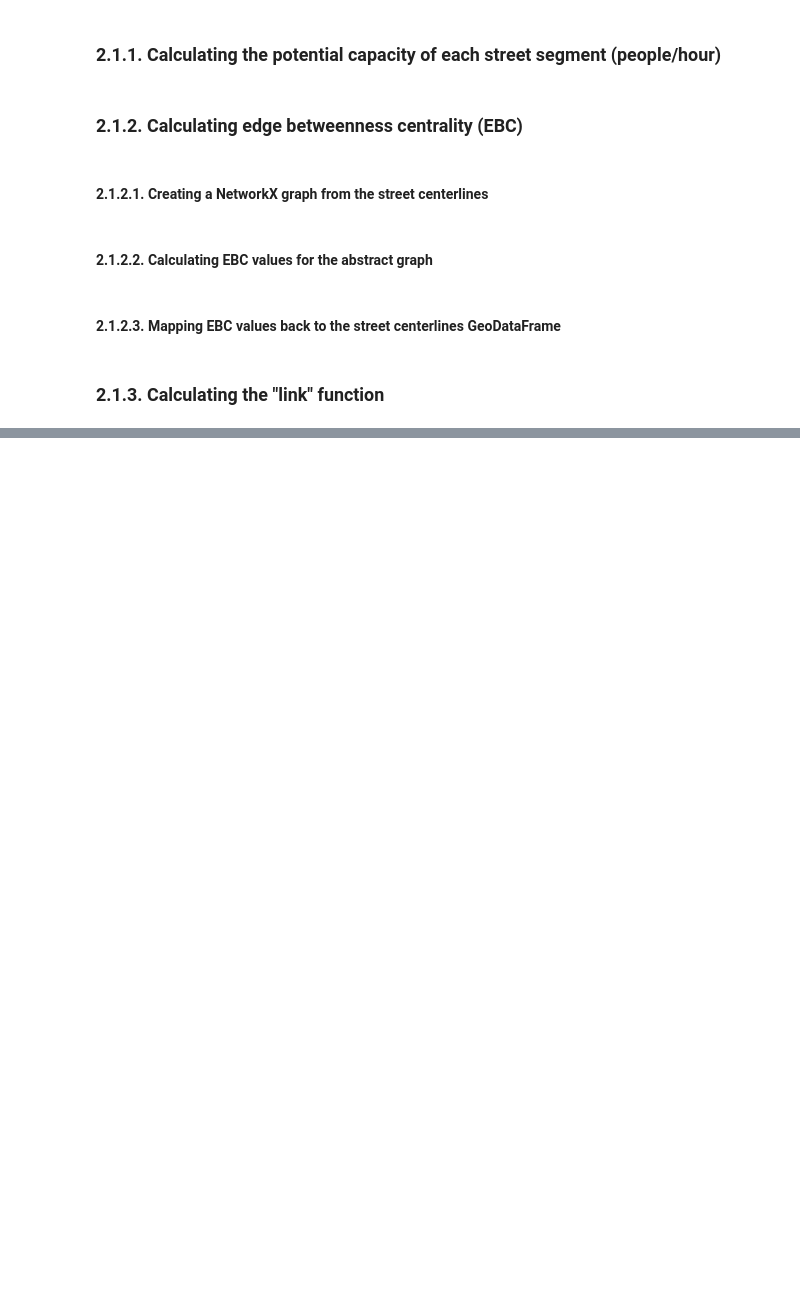
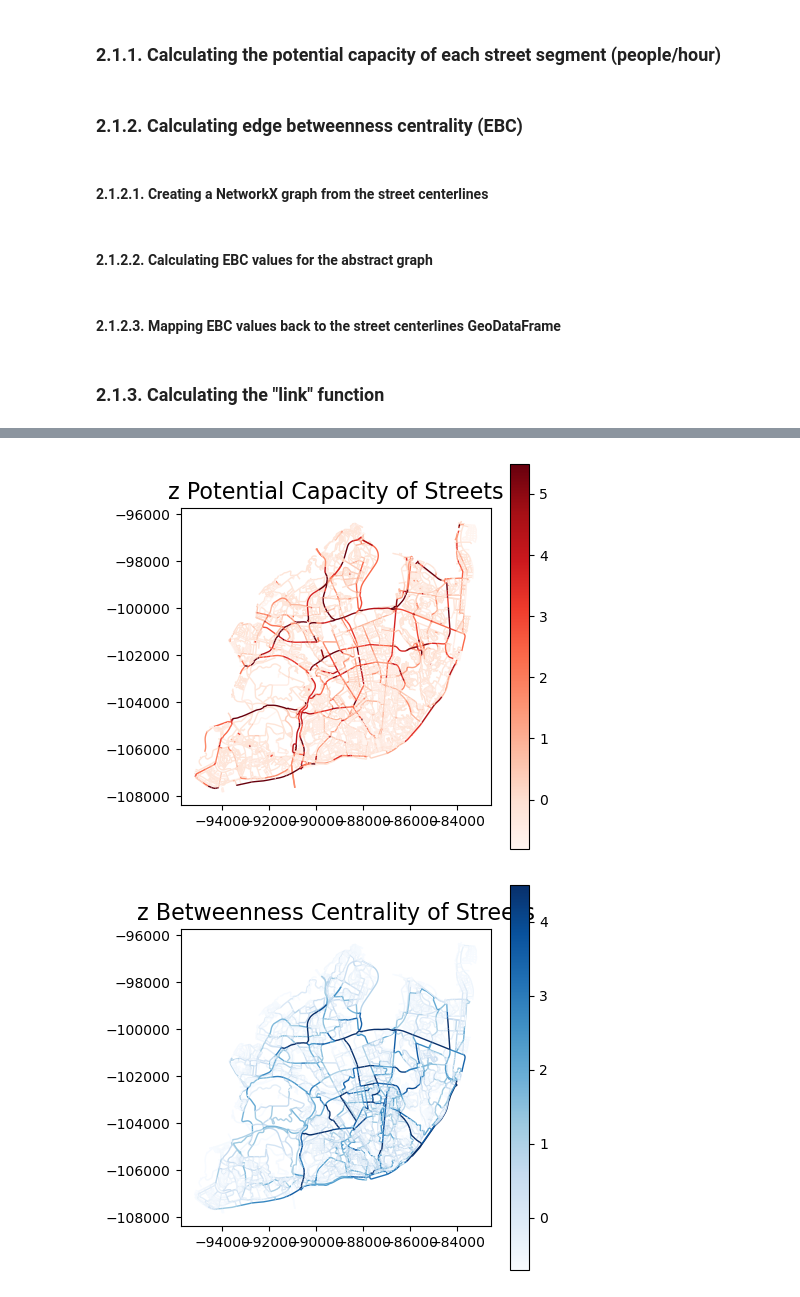
Before and after one commit to U-Shift/lp_streets, a Jupyter notebook: lp_streets.ipynb, the cells around one changed output, grey strips where cells are left out. Saved outputs shown, nothing was run; the diff lists cells and outputs as text; code cells hidden in the pictures; blank space fills up the shorter version.

```diff
--- a/lp_streets.ipynb
+++ b/lp_streets.ipynb
@@ -896,8 +897,8 @@ general_lane_base_capacity = {
     "tertiary_link": 600,
     "unclassified": 600,
     "residential": 600,
-    "living_street": 300,
-    "pedestrian": 0
+    "living_street": 600,
+    "pedestrian": 600  # If a pedestrian street has general lanes, it is seen as low-level
 }
 
 # Defining PSV lane base capacity per "highway" type, between 1000 and 2800 p/h/lane
@@ -914,8 +915,8 @@ psv_lane_base_capacity = {
     "tertiary_link": 1000,
     "unclassified": 1000,
     "residential": 1000,
-    "living_street": 500,
-    "pedestrian": 0
+    "living_street": 1000,
+    "pedestrian": 1000  # If a pedestrian street has PSV lanes, it is seen as low-level
 }
 # %%
 # Calculating potential capacities
@@ -1107,0 +1017,15 @@ m.save("street_lines_pot_capacity.html")
+# %%
+# Matplotlib map of z potential capacity
+fig, ax = plt.subplots(figsize=(5, 5))
+street_lines.plot(column='z_pot_capacity', ax=ax, legend=True, cmap='Reds', linewidth=1)
+ax.set_title('z Potential Capacity of Streets', fontsize=16)
+plt.show()
+
+# Matplotlib map of z betweenness centrality
+fig, ax = plt.subplots(figsize=(5, 5))
+street_lines.plot(column='z_bet_centrality', ax=ax, legend=True, cmap='Blues', linewidth=1)
+ax.set_title('z Betweenness Centrality of Streets', fontsize=16)
+plt.show()
+# %% [output]
+[figure, added]
+[figure, added]
```
Also changed, not shown: parts of 17 cells of this notebook.
